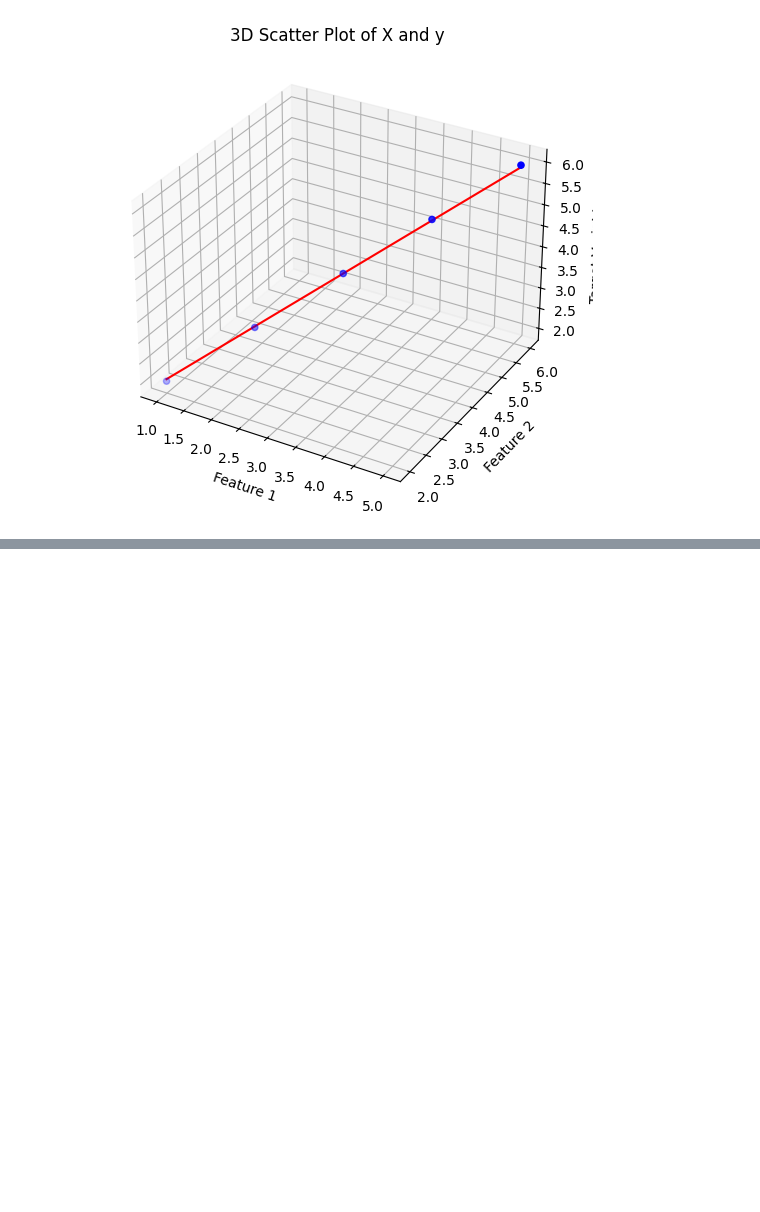
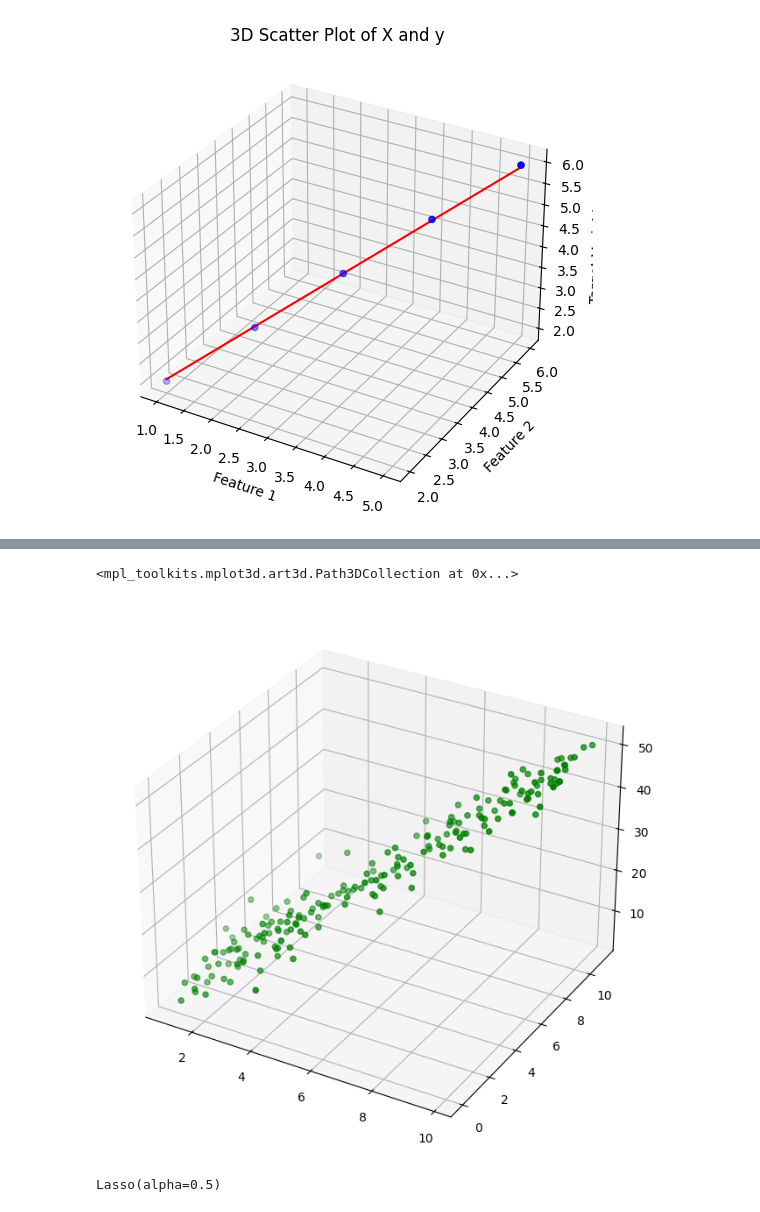
Before and after one commit to jahanashirin09/machineLearning, a Jupyter notebook: test_different_types_regression/types_regression.ipynb, the cells around one changed output, grey strips where cells are left out. Cells and saved outputs as stored; diff of their text form; code cells hidden in the pictures; blank space fills up the shorter version.

Commit message:
feat:lasso regression

```diff
--- a/test_different_types_regression/types_regression.ipynb
+++ b/test_different_types_regression/types_regression.ipynb
@@ -445,0 +448,3 @@ Text(0.5, 0.92, '3D Scatter Plot of X and y')
+# %%
+lassodata=pd.read_csv('lassodata.csv')
+print(lassodata)
@@ -445,0 +466,5 @@ Text(0.5, 0.92, '3D Scatter Plot of X and y')
+# %%
+x_lasso=lassodata.iloc[:,0:2]
+x_lasso_1=x_lasso.iloc[:,0]
+x_lasso_2=x_lasso.iloc[:,1]
+print(x_lasso_2)
@@ -445,0 +484,2 @@ Text(0.5, 0.92, '3D Scatter Plot of X and y')
+# %%
+y_lasso=lassodata.iloc[:,-1]
@@ -445,0 +503,7 @@ Text(0.5, 0.92, '3D Scatter Plot of X and y')
+# %%
+fig=plt.figure(figsize=(8,16))
+ax=fig.add_subplot(111,projection='3d')
+ax.scatter(x_lasso_1,x_lasso_2,y_lasso,c='g',marker='o')
+# %% [output]
+<mpl_toolkits.mplot3d.art3d.Path3DCollection at 0x...>
+[figure, added]
@@ -445,0 +514,4 @@ Text(0.5, 0.92, '3D Scatter Plot of X and y')
+# %%
+lasso.fit(x_lasso,y_lasso)
+# %% [output]
+Lasso(alpha=0.5)
```
Also changed, not shown: parts of 10 cells of this notebook.
